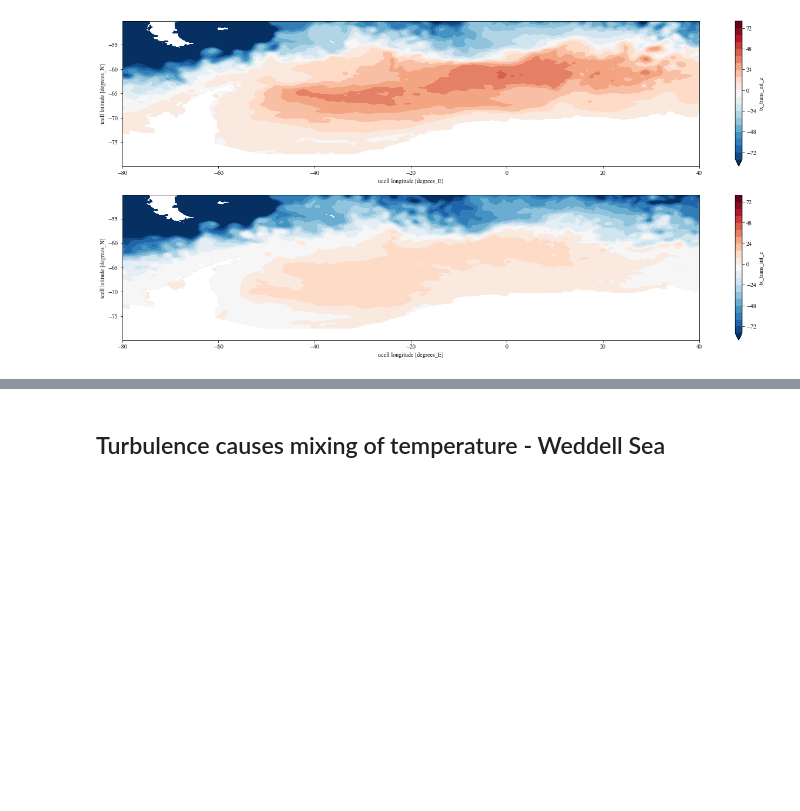
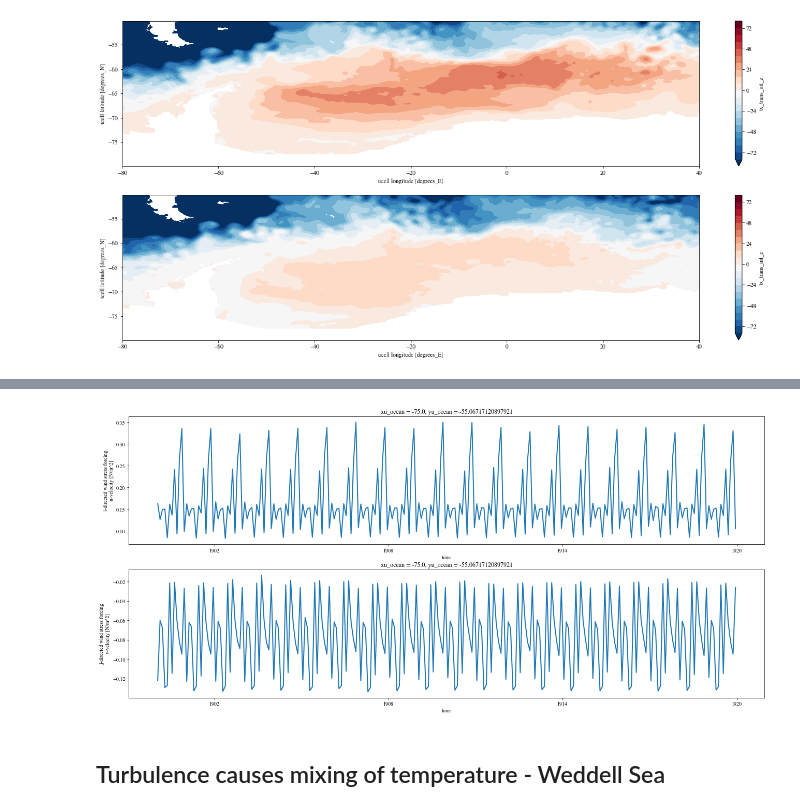
Before and after one commit to dhruvbhagtani/Ryan_No_Stress, a Jupyter notebook: Analysis.ipynb, the cells around one changed output, grey strips where cells are left out. Saved outputs shown, nothing was run; the diff lists cells and outputs as text; code cells hidden in the pictures; blank space fills up the shorter version.

```diff
--- a/Analysis.ipynb
+++ b/Analysis.ipynb
@@ -173,8 +179,21 @@ axes[3][1].legend()
 # %%
-tau_x = cc.querying.getvar(expt[0],'tau_x',session,start_time='1900-01-01',
+tau_x_wind = cc.querying.getvar(expt[0],'tau_x',session,start_time='1900-01-01',
                        end_time='1920-12-31').sel(xu_ocean = slice(-80,40)).sel(yu_ocean = slice(-80,-55))
-tau_y = cc.querying.getvar(expt[0],'tau_y',session,start_time='1900-01-01',
+tau_y_wind = cc.querying.getvar(expt[0],'tau_y',session,start_time='1900-01-01',
                        end_time='1920-12-31').sel(xu_ocean = slice(-80,40)).sel(yu_ocean = slice(-80,-55))
+# %%
+plt.figure(figsize=(22,10))
+
+plt.subplot(211)
+plt.title('Barotropic Streamfunction for Control Run')
+tau_x_wind.sel(xu_ocean = -75, method = 'nearest').sel(yu_ocean = -55, method = 'nearest').plot()
+
+plt.subplot(212)
+plt.title('Barotropic Streamfunction for No-Stress Run')
+tau_y_wind.sel(xu_ocean = -75, method = 'nearest').sel(yu_ocean = -55, method = 'nearest').plot()
+plt.show()
+# %% [output]
+[figure, added]
 # %% [markdown]
 ## Turbulence causes mixing of temperature - Weddell Sea
 # %%
```
Also changed, not shown: parts of 3 cells of this notebook.
